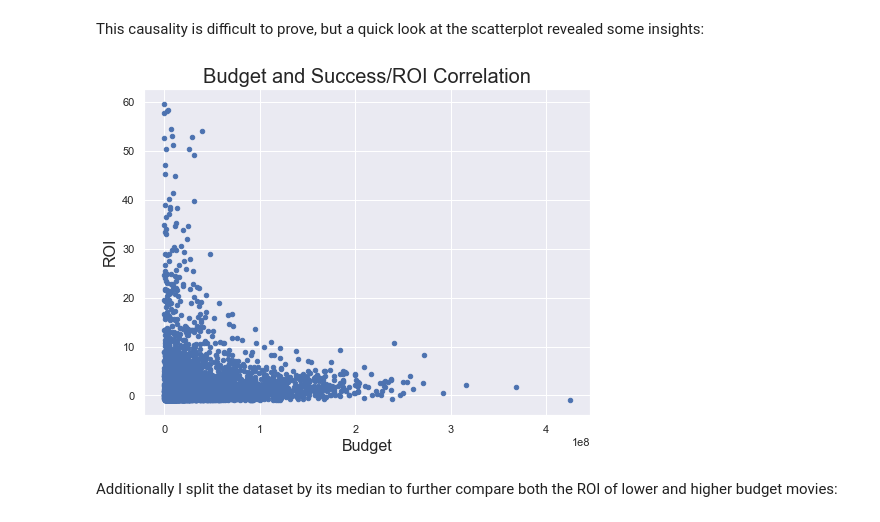
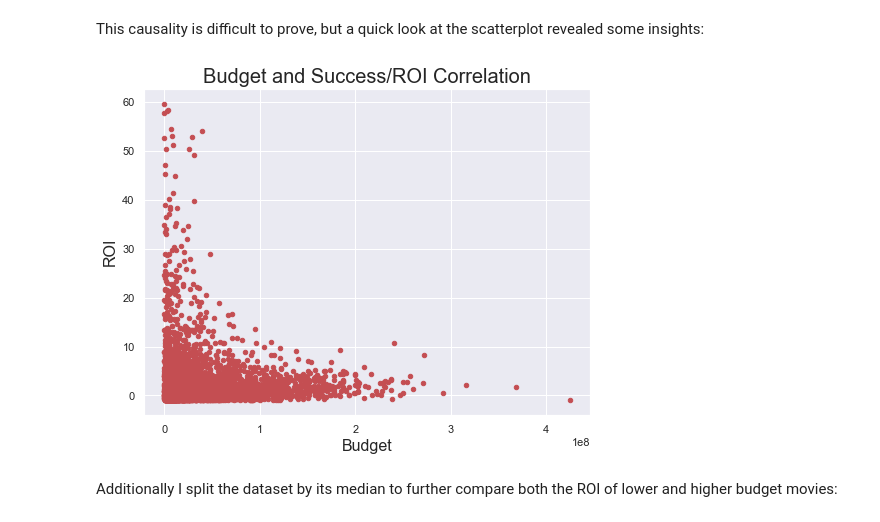
Before and after one commit to canbekley/tmdb_data_analysis, a Jupyter notebook: report_w_code.ipynb, the cells around one changed output. Saved outputs shown, nothing was run; the diff lists cells and outputs as text; code cells hidden in the pictures.

```diff
--- a/report_w_code.ipynb
+++ b/report_w_code.ipynb
@@ -441,12 +462,12 @@ From the visualizations, a <b>positive correlation between popularity and rating
 # %% [markdown]
 This causality is difficult to prove, but a quick look at the scatterplot revealed some insights:
 # %%
-df_suc.plot(x='budget_adj', y='success', kind='scatter', figsize=(8, 6))
+df_suc.plot(x='budget_adj', y='success', kind='scatter', figsize=(8, 6), color="r")
 plt.title('Budget and Success/ROI Correlation', fontdict={'fontsize': 20})
 plt.xlabel('Budget', fontdict={'fontsize': 16})
 plt.ylabel('ROI', fontdict={'fontsize': 16});
 # %% [output]
-[figure, old version]
+[figure, new version]
 # %% [markdown]
 Additionally I split the dataset by its median to further compare both the ROI of lower and higher budget movies:
 # %%
```
Also changed, not shown: parts of 11 cells of this notebook, 1 other file.
